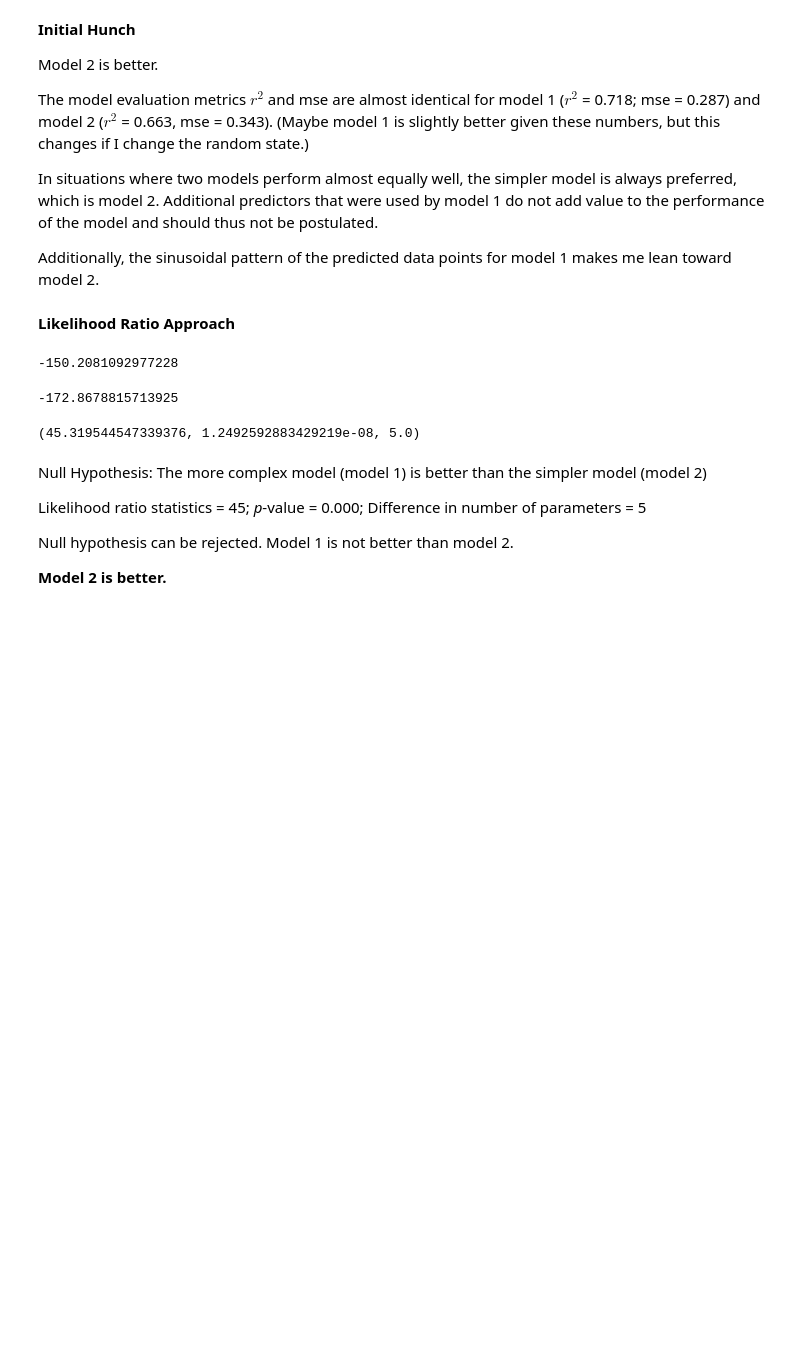
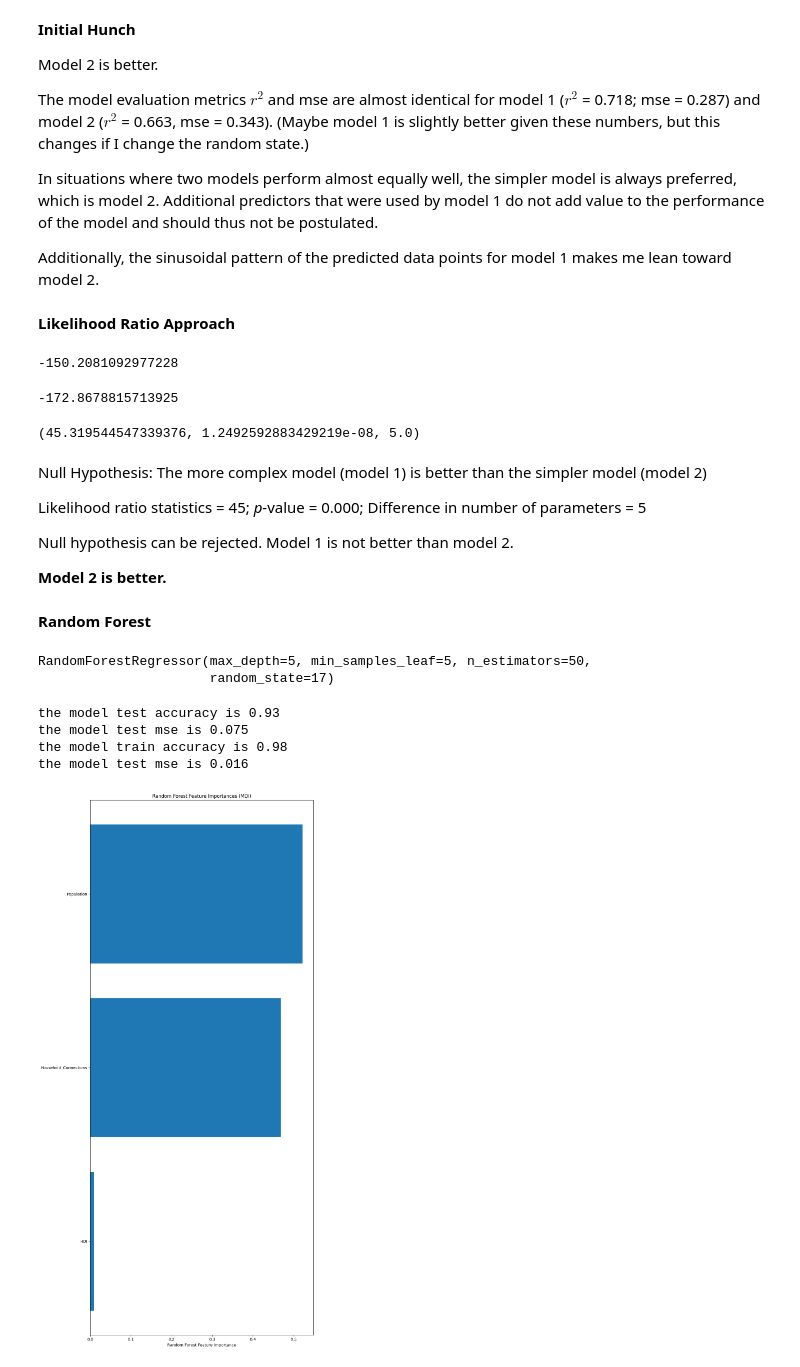
Before and after one commit to Janina712/PUS2024_JBoecher, a Jupyter notebook: HW3/HW3_Assignment2.ipynb, the cells around one changed output. Cells and saved outputs as stored; diff of their text form; code cells hidden in the pictures; blank space fills up the shorter version.

```diff
--- a/HW3/HW3_Assignment2.ipynb
+++ b/HW3/HW3_Assignment2.ipynb
@@ -616,3 +616,5 @@ Likelihood ratio statistics = 45; *p*-value = 0.000; Difference in number of par
 Null hypothesis can be rejected. Model 1 is not better than model 2.
 
 **Model 2 is better.**
+# %% [markdown]
+**Random Forest**
@@ -618,0 +629,32 @@ Null hypothesis can be rejected. Model 1 is not better than model 2.
+# %%
+# make model
+rf = RandomForestRegressor(n_estimators=50, random_state=17,min_samples_leaf =5, max_depth=5)
+
+# fit to training data
+rf.fit(X_train, y_train)
+# %% [output]
+RandomForestRegressor(max_depth=5, min_samples_leaf=5, n_estimators=50,
+                      random_state=17)
+# %%
+# accuracy on test data
+print ("the model test accuracy is {:.2}".format(abs(rf.score(X_test, y_test))))
+print ("the model test mse is {:.2}".format(abs(mean_squared_error(y_test, rf.predict(X_test)))))
+
+print ("the model train accuracy is {:.2}".format(abs(rf.score(X_train, y_train))))
+print ("the model test mse is {:.2}".format(abs(mean_squared_error(y_train, rf.predict(X_train)))))
+# %% [output]
+the model test accuracy is 0.93
+the model test mse is 0.075
+the model train accuracy is 0.98
+the model test mse is 0.016
+# %%
+sorted_idx = rf.feature_importances_.argsort()
+
+fig, ax = plt.subplots(figsize=(10,20))
+plt.barh(vars2, rf.feature_importances_[sorted_idx][1:4])
+plt.xlabel("Random Forest Feature Importance");
+ax.set_title("Random Forest Feature Importances (MDI)")
+fig.tight_layout()
+plt.show()
+# %% [output]
+[figure, added]
```
Also changed, not shown: parts of 5 cells of this notebook.
